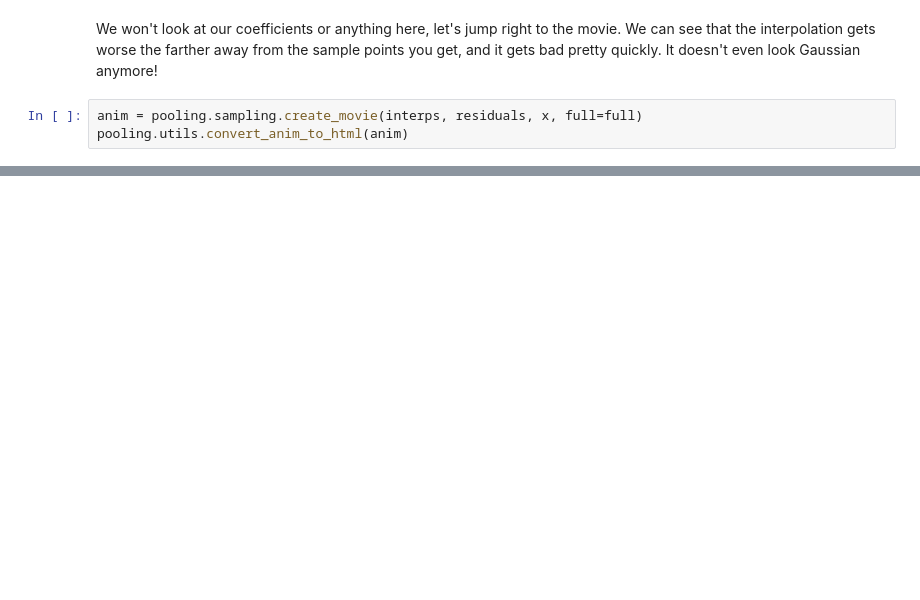
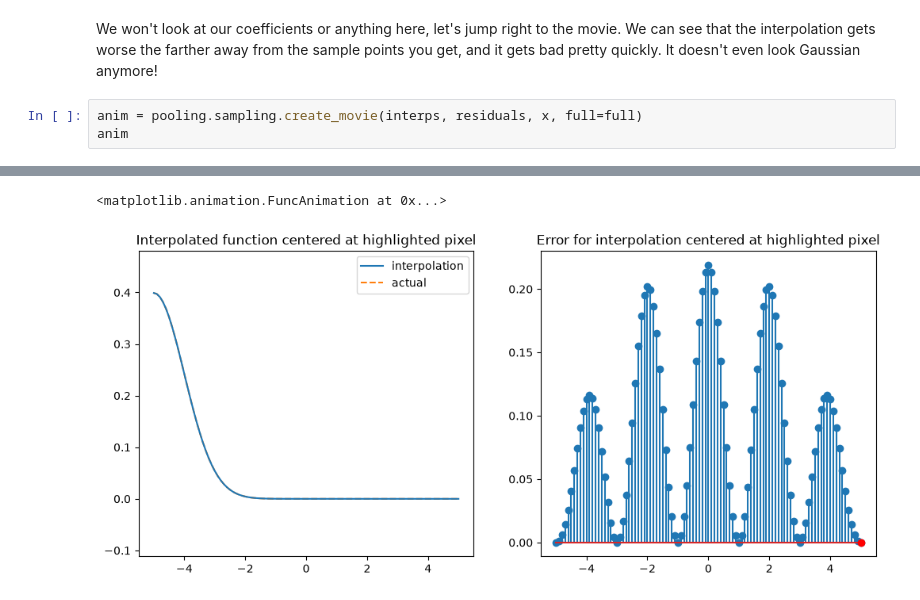
Before and after one commit to emeyer121/pooling-windows, a Jupyter notebook: Sampling_and_Aliasing.ipynb, the cells around one changed output, grey strips where cells are left out. Drawn from its saved outputs; the diff is of its cells as text; blank space fills up the shorter version.

```diff
--- a/Sampling_and_Aliasing.ipynb
+++ b/Sampling_and_Aliasing.ipynb
@@ -68,5 +79,5 @@ plt.stem(residuals)
 We won't look at our coefficients or anything here, let's jump right to the movie. We can see that the interpolation gets worse the farther away from the sample points you get, and it gets bad pretty quickly. It doesn't even look Gaussian anymore!
 # %%
 anim = pooling.sampling.create_movie(interps, residuals, x, full=full)
-pooling.utils.convert_anim_to_html(anim)
+anim
 # %% [output]
@@ -73,0 +84,2 @@ pooling.utils.convert_anim_to_html(anim)
+<matplotlib.animation.FuncAnimation at 0x...>
+[figure, added]
```
Also changed, not shown: parts of 5 cells of this notebook, 2 other files.
